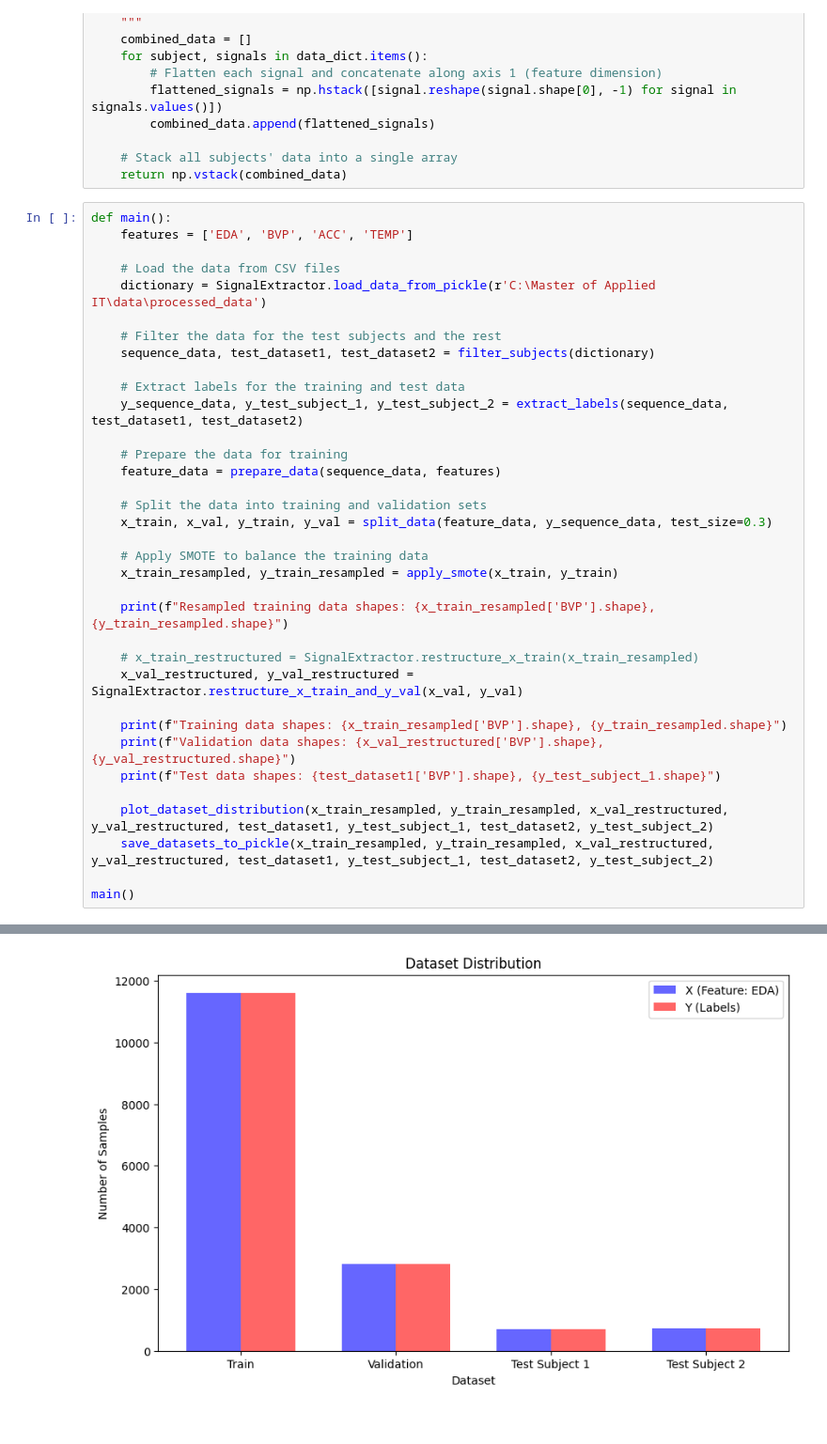
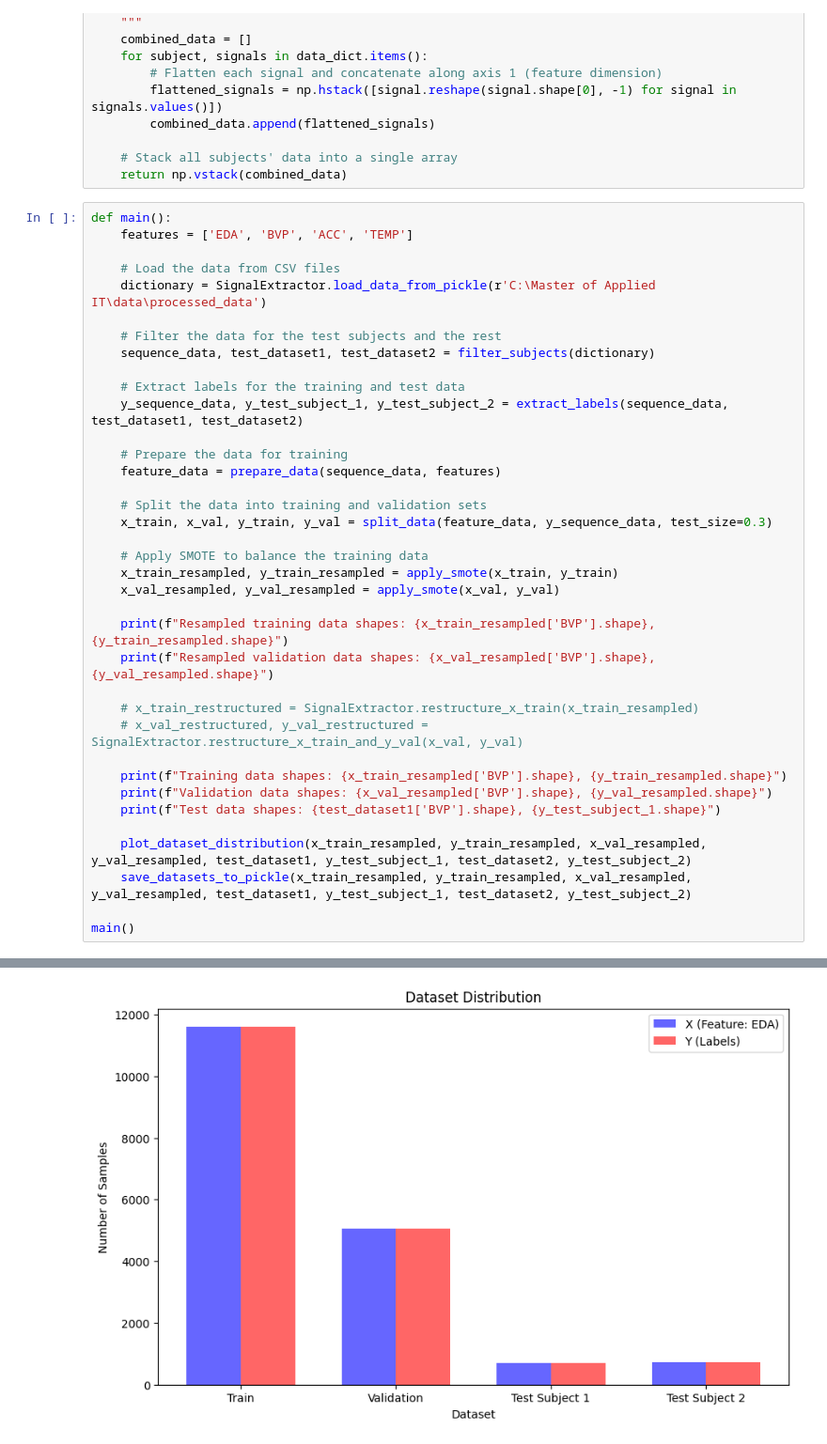
Before and after one commit to markgoertz/Convolutional-Neural-Network-on-Electrodermal-Activity-for-Stress-Assessment, a Jupyter notebook: code/split_train_test.ipynb, the cells around one changed output, grey strips where cells are left out. Shown: that part at 94% size. Drawn from its saved outputs; the diff is of its cells as text.

```diff
--- a/code/split_train_test.ipynb
+++ b/code/split_train_test.ipynb
@@ -454,18 +454,20 @@ def main():
 
     # Apply SMOTE to balance the training data
     x_train_resampled, y_train_resampled = apply_smote(x_train, y_train)
+    x_val_resampled, y_val_resampled = apply_smote(x_val, y_val)
 
     print(f"Resampled training data shapes: {x_train_resampled['BVP'].shape}, {y_train_resampled.shape}")
+    print(f"Resampled validation data shapes: {x_val_resampled['BVP'].shape}, {y_val_resampled.shape}")
 
     # x_train_restructured = SignalExtractor.restructure_x_train(x_train_resampled)
-    x_val_restructured, y_val_restructured = SignalExtractor.restructure_x_train_and_y_val(x_val, y_val)
+    # x_val_restructured, y_val_restructured = SignalExtractor.restructure_x_train_and_y_val(x_val, y_val)
 
     print(f"Training data shapes: {x_train_resampled['BVP'].shape}, {y_train_resampled.shape}")
-    print(f"Validation data shapes: {x_val_restructured['BVP'].shape}, {y_val_restructured.shape}")
+    print(f"Validation data shapes: {x_val_resampled['BVP'].shape}, {y_val_resampled.shape}")
     print(f"Test data shapes: {test_dataset1['BVP'].shape}, {y_test_subject_1.shape}")
 
-    plot_dataset_distribution(x_train_resampled, y_train_resampled, x_val_restructured, y_val_restructured, test_dataset1, y_test_subject_1, test_dataset2, y_test_subject_2)
-    save_datasets_to_pickle(x_train_resampled, y_train_resampled, x_val_restructured, y_val_restructured, test_dataset1, y_test_subject_1, test_dataset2, y_test_subject_2)
+    plot_dataset_distribution(x_train_resampled, y_train_resampled, x_val_resampled, y_val_resampled, test_dataset1, y_test_subject_1, test_dataset2, y_test_subject_2)
+    save_datasets_to_pickle(x_train_resampled, y_train_resampled, x_val_resampled, y_val_resampled, test_dataset1, y_test_subject_1, test_dataset2, y_test_subject_2)
 
 main()
 # %% [output]
@@ -477,5 +480,5 @@ Validation data shapes: (2828, 256), (2828, 1)
 Test data shapes: (703, 256), (703,)
-[figure, old version]
+[figure, new version]
 x_train saved successfully to ../data/results/x_train.pkl
 y_train saved successfully to ../data/results/y_train.pkl
 x_val saved successfully to ../data/results/x_val.pkl
```
Also changed, not shown: parts of 1 cell of this notebook, 3 other files.
